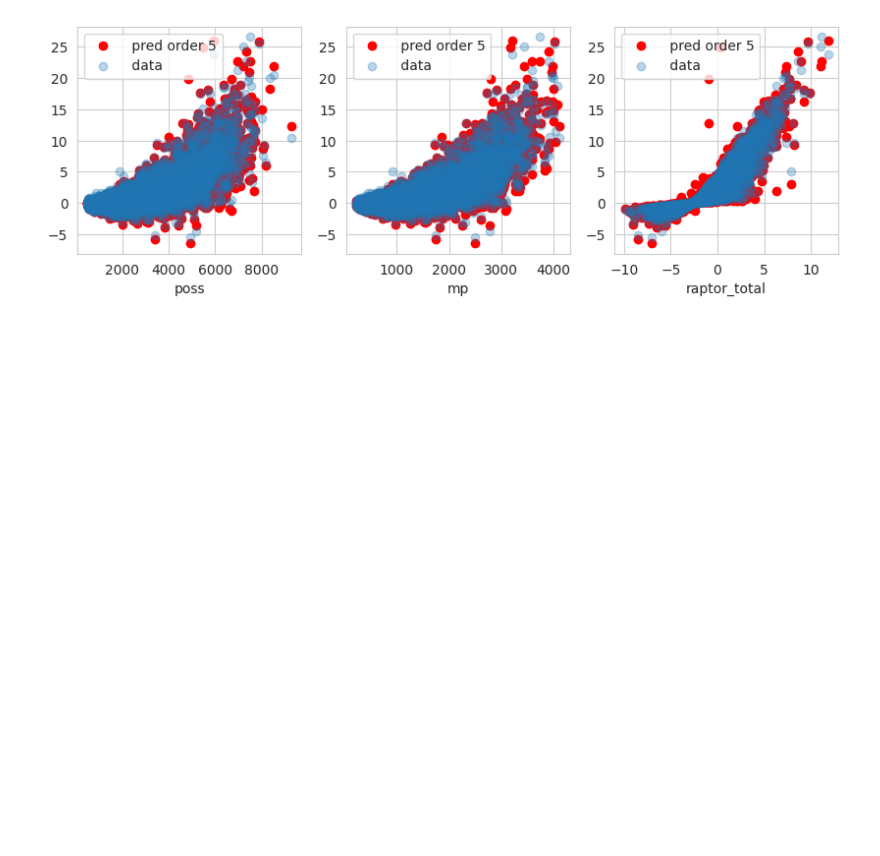
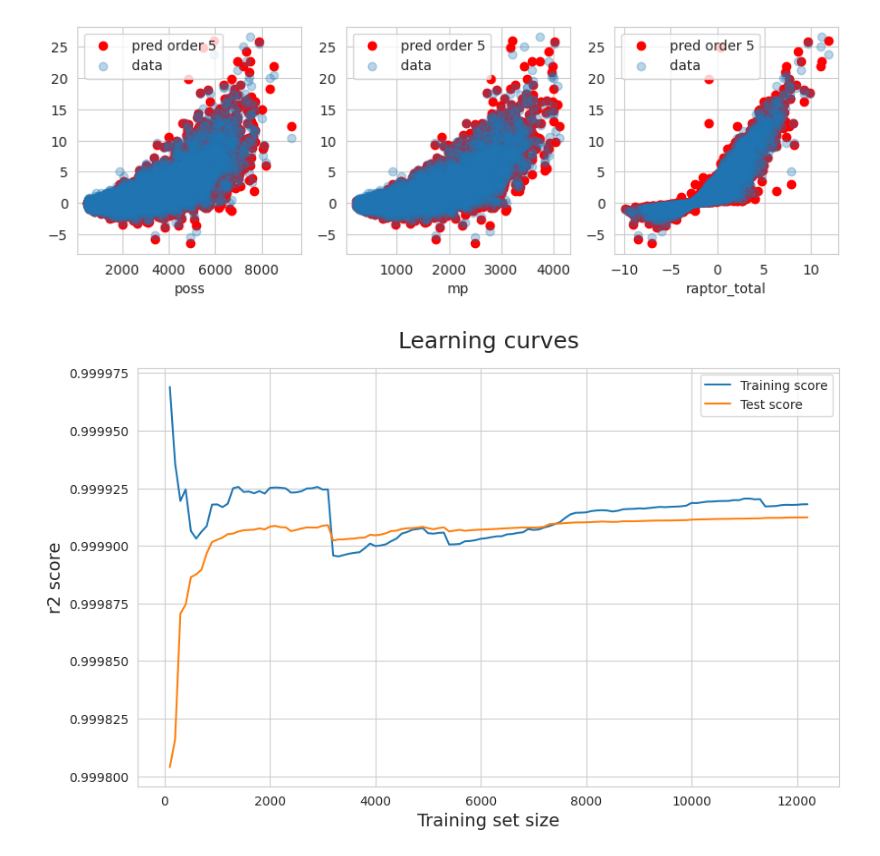
Before and after one commit to LucasPancotto/NBA-kaggle-challenge, a Jupyter notebook: polynomial_model.ipynb, the cells around one changed output. Saved outputs shown, nothing was run; the diff lists cells and outputs as text; code cells hidden in the pictures; blank space fills up the shorter version.

Commit message:
finished evaluating polynomial models

```diff
--- a/polynomial_model.ipynb
+++ b/polynomial_model.ipynb
@@ -128,3 +130,33 @@ for order in [2,3,4,5]:
 [figure]
 [figure]
 [figure]
+# %%
+# Let's see the learning curves for a 2nd order polynomial
+# Transform our X to include polynomial features
+poly_features = PolynomialFeatures(degree=2, include_bias=False)
+X_poly = poly_features.fit_transform(X)
+
+# Get train scores, train sizes, and validation scores using `learning_curve`, r2 score
+train_sizes, train_scores, test_scores = learning_curve(
+    estimator = LinearRegression(),
+    X = X_poly,
+    y = y,
+    train_sizes = np.arange(100,12300,100),
+    cv = 5
+)
+
+# Take the mean of cross-validated train scores and test scores
+train_scores_mean = np.mean(train_scores, axis=1)
+test_scores_mean = np.mean(test_scores, axis=1)
+
+# Plot the learning curves!
+plt.figure(figsize=(10,6))
+plt.plot(train_sizes, train_scores_mean, label = 'Training score')
+plt.plot(train_sizes, test_scores_mean, label = 'Test score')
+plt.ylabel('r2 score', fontsize = 14)
+plt.xlabel('Training set size', fontsize = 14)
+plt.title('Learning curves', fontsize = 18, y = 1.03)
+# plt.ylim(0.5,.7)
+plt.legend();
+# %% [output]
+[figure, added]
```
Also changed, not shown: parts of 3 cells of this notebook, 3 other files.
